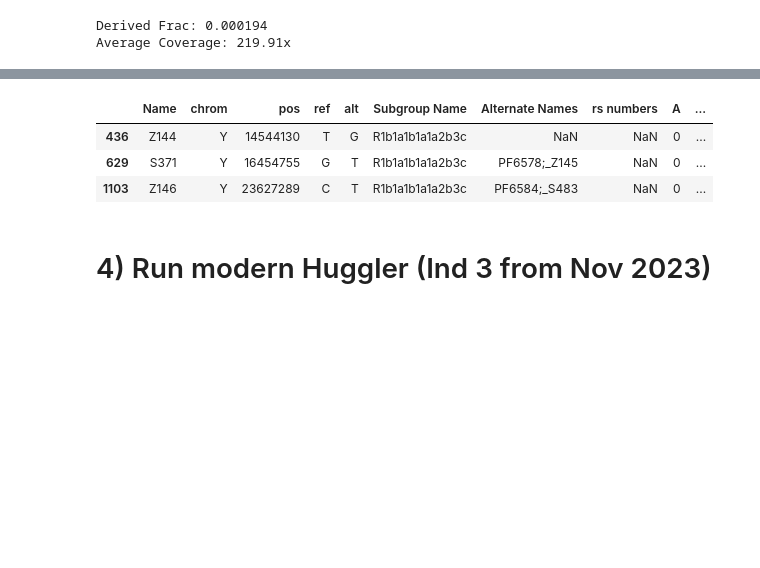
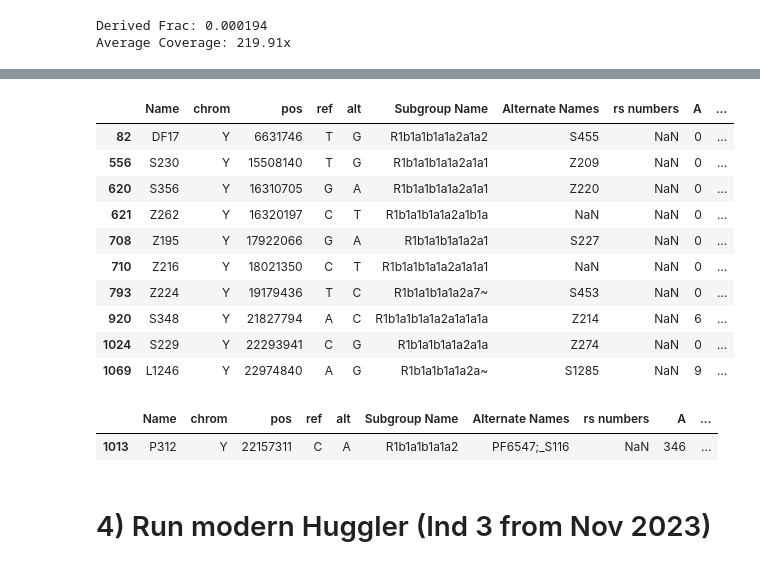
Before and after one commit to hringbauer/y_chrom, a Jupyter notebook: notebooks/run_brienzis.ipynb, the cells around one changed output, grey strips where cells are left out. Drawn from its saved outputs; the diff is of its cells as text; code cells hidden in the pictures; blank space fills up the shorter version.

```diff
--- a/notebooks/run_brienzis.ipynb
+++ b/notebooks/run_brienzis.ipynb
@@ -432,13 +513,25 @@ df_der[-25:]
 | 60 | Z144 | Y | 14544130 | T | G | R1b1a1b1a1a2b3c | NaN | NaN | 0 | ... |
 | 61 | L526 | Y | 17423470 | T | C | R1b1a1b1a1a2c1a~ | NaN | NaN | 0 | ... |
 # %%
-dft = df_ch[df_ch["Subgroup Name"].str.contains("R1b1a1b1a1a2b3")]
+dft = df_ch[df_ch["Subgroup Name"].str.contains("R1b1a1b1a1a2a")]
 dft
 # %% [output]
 |  | Name | chrom | pos | ref | alt | Subgroup Name | Alternate Names | rs numbers | A | ... |
-| 436 | Z144 | Y | 14544130 | T | G | R1b1a1b1a1a2b3c | NaN | NaN | 0 | ... |
-| 629 | S371 | Y | 16454755 | G | T | R1b1a1b1a1a2b3c | PF6578;_Z145 | NaN | 0 | ... |
-| 1103 | Z146 | Y | 23627289 | C | T | R1b1a1b1a1a2b3c | PF6584;_S483 | NaN | 0 | ... |
+| 82 | DF17 | Y | 6631746 | T | G | R1b1a1b1a1a2a1a2 | S455 | NaN | 0 | ... |
+| 556 | S230 | Y | 15508140 | T | G | R1b1a1b1a1a2a1a1 | Z209 | NaN | 0 | ... |
+| 620 | S356 | Y | 16310705 | G | A | R1b1a1b1a1a2a1a1 | Z220 | NaN | 0 | ... |
+| 621 | Z262 | Y | 16320197 | C | T | R1b1a1b1a1a2a1b1a | NaN | NaN | 0 | ... |
+| 708 | Z195 | Y | 17922066 | G | A | R1b1a1b1a1a2a1 | S227 | NaN | 0 | ... |
+| 710 | Z216 | Y | 18021350 | C | T | R1b1a1b1a1a2a1a1a1 | NaN | NaN | 0 | ... |
+| 793 | Z224 | Y | 19179436 | T | C | R1b1a1b1a1a2a7~ | S453 | NaN | 0 | ... |
+| 920 | S348 | Y | 21827794 | A | C | R1b1a1b1a1a2a1a1a1a | Z214 | NaN | 6 | ... |
+| 1024 | S229 | Y | 22293941 | C | G | R1b1a1b1a1a2a1a | Z274 | NaN | 0 | ... |
+| 1069 | L1246 | Y | 22974840 | A | G | R1b1a1b1a1a2a~ | S1285 | NaN | 9 | ... |
+# %%
+df_ch[df_ch["Name"].str.contains("P312")]
+# %% [output]
+|  | Name | chrom | pos | ref | alt | Subgroup Name | Alternate Names | rs numbers | A | ... |
+| 1013 | P312 | Y | 22157311 | C | A | R1b1a1b1a1a2 | PF6547;_S116 | NaN | 346 | ... |
 # %% [markdown]
 # 4) Run modern Huggler (Ind 3 from Nov 2023)
 # %% [markdown]
```
Also changed, not shown: parts of 37 cells of this notebook, 2 other files.
